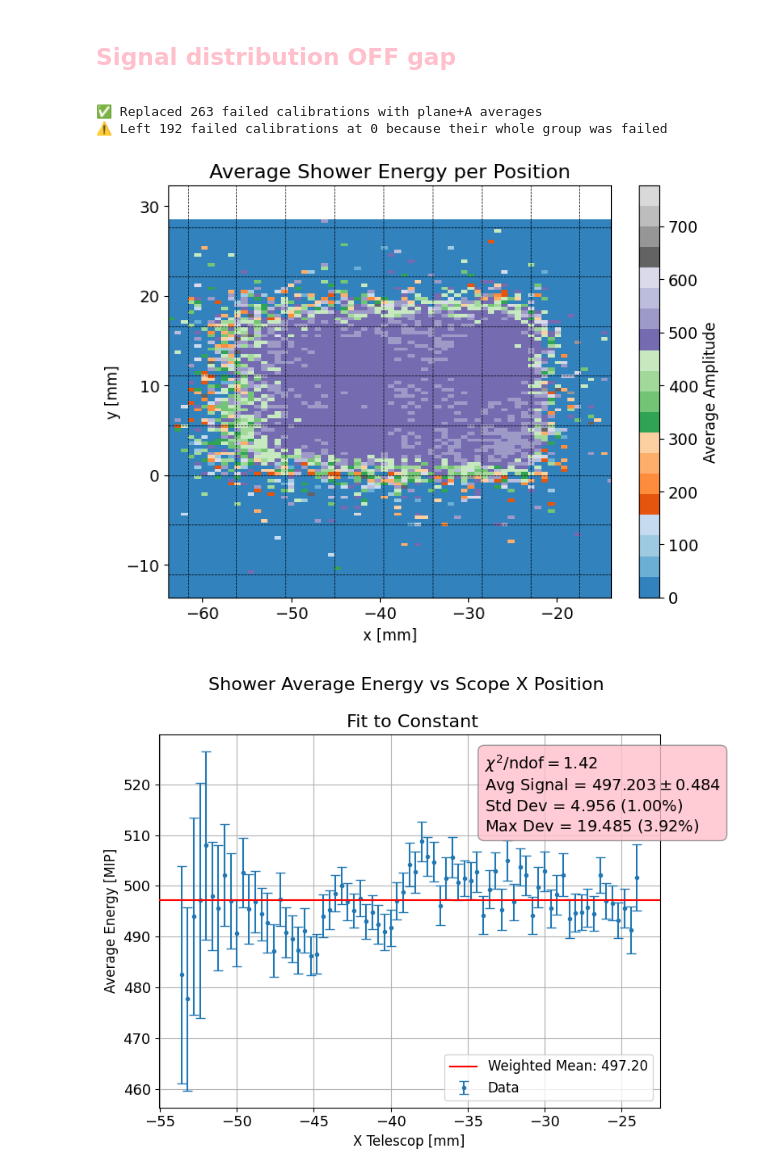
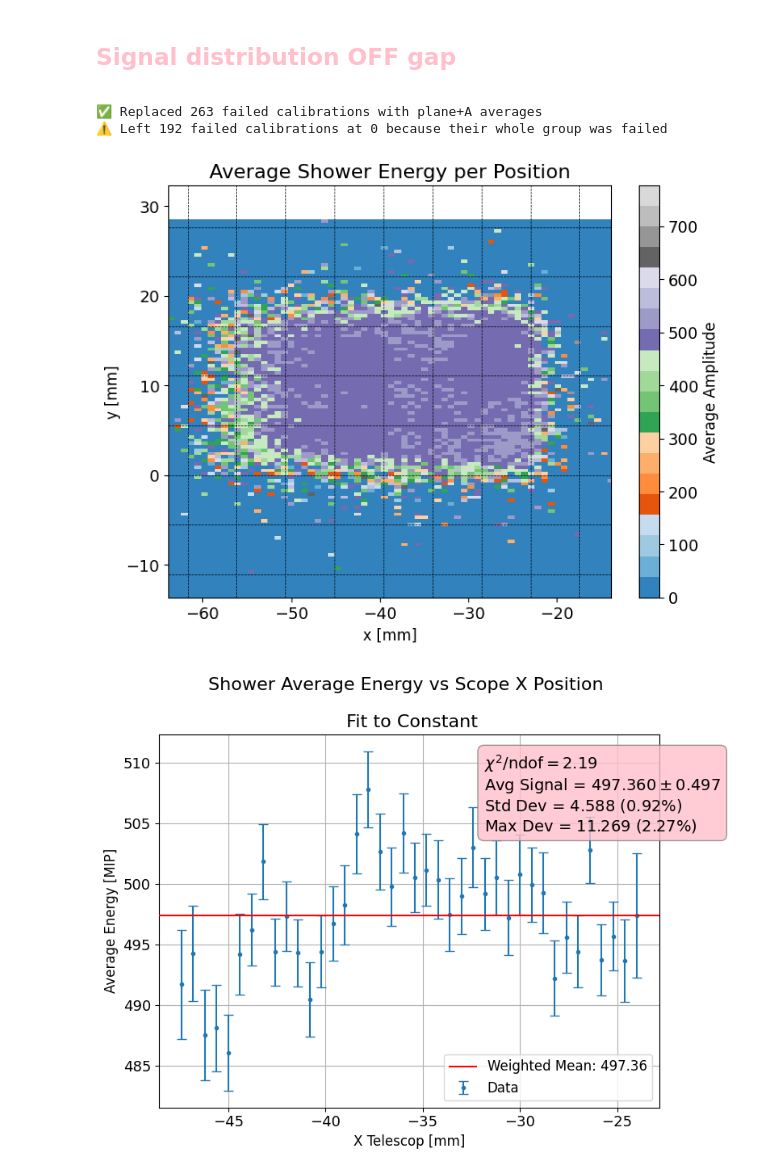
Before and after one commit to Ben-David-Ben/F-Cal-TB-Project, a Jupyter notebook: TB2025_Gap_scope_analysis.ipynb, the cells around one changed output. Saved outputs shown, nothing was run; the diff lists cells and outputs as text; code cells hidden in the pictures.

```diff
--- a/TB2025_Gap_scope_analysis.ipynb
+++ b/TB2025_Gap_scope_analysis.ipynb
@@ -820,25 +822,26 @@ plot_gap_per_y_supergaussian(data_scope, y_range=5, y_bins=0.5, chi2=1.3)
 # %%
 run_number = 1093
 
 # Run Data
 data_scope_corrected = ak.from_parquet(f"TB_FIRE/Pad_Corrected_Data/run_{run_number}_pad_corrected.parquet")
 
 data_mip = convert_amp_to_MIP_asic_avg(data_scope_corrected, number_of_planes=8)
 
 data_scope = data_mip
 
 x_center, y_center = sf.avg_energy_scope_colormap(data_scope, x_shift=-3, y_borders=23 , amp_thresh=800)
 
 # plot gap gaussian fit
 y_range = 15
 x_range = 15
 y_min, y_max = y_center-y_range, y_center+y_range
 x_min, x_max = x_center-x_range, x_center+x_range
 
 
-E_vs_X_constant_fit(data_scope, 1.1, y_min, y_max, x_min, x_max, bin_size=0.4)
+E_vs_X_constant_fit(data_scope, 1.1, y_min, y_max, -48, x_max, bin_size=0.6)
+# E_vs_X_constant_fit(data_scope, 1.1, 6, 11, -48, x_max, bin_size=0.6)
 # %% [output]
 ✅ Replaced 263 failed calibrations with plane+A averages
 ⚠️ Left 192 failed calibrations at 0 because their whole group was failed
 [figure]
-[figure, old version]
+[figure, new version]
```
Also changed, not shown: parts of 2 cells of this notebook, 2 other files.
